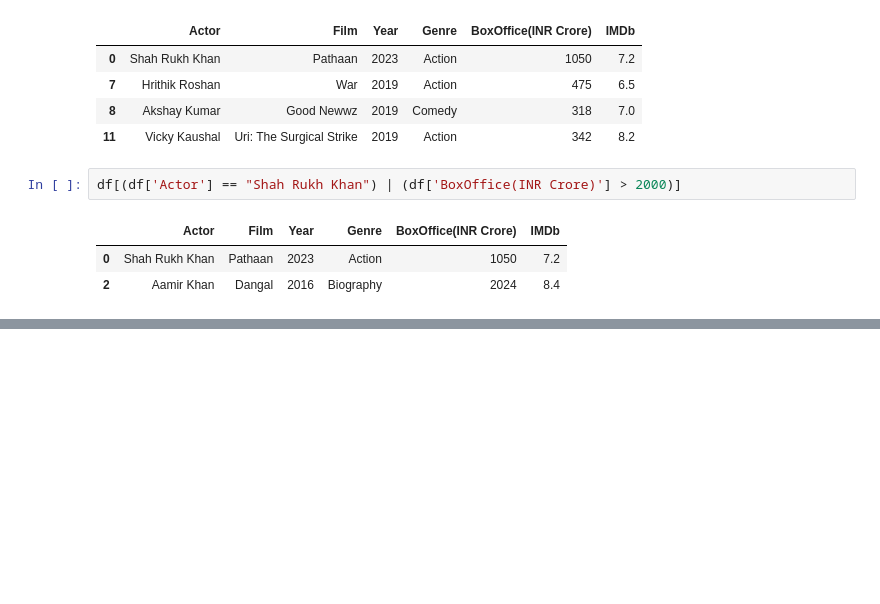
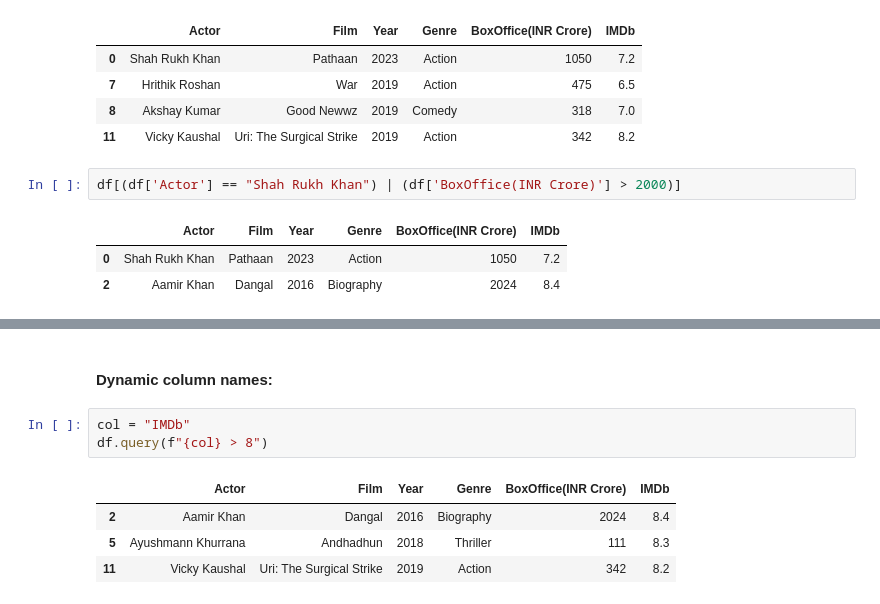
Before and after one commit to yashmahajancd/ULTIMATE-JOB-READY-DATA-SCIENCE, a Jupyter notebook: 07-pandas/04_data_selection_and_filtering.ipynb, the cells around one changed output, grey strips where cells are left out. Cells and saved outputs as stored; diff of their text form; blank space fills up the shorter version.

```diff
--- a/07-pandas/04_data_selection_and_filtering.ipynb
+++ b/07-pandas/04_data_selection_and_filtering.ipynb
@@ -413,0 +424,10 @@ df[(df['Actor'] == "Shah Rukh Khan") | (df['BoxOffice(INR Crore)'] > 2000)]
+# %% [markdown]
+#### Dynamic column names:
+# %%
+col = "IMDb"
+df.query(f"{col} > 8")
+# %% [output]
+|  | Actor | Film | Year | Genre | BoxOffice(INR Crore) | IMDb |
+| 2 | Aamir Khan | Dangal | 2016 | Biography | 2024 | 8.4 |
+| 5 | Ayushmann Khurrana | Andhadhun | 2018 | Thriller | 111 | 8.3 |
+| 11 | Vicky Kaushal | Uri: The Surgical Strike | 2019 | Action | 342 | 8.2 |
```
Also changed, not shown: parts of 34 cells of this notebook.
